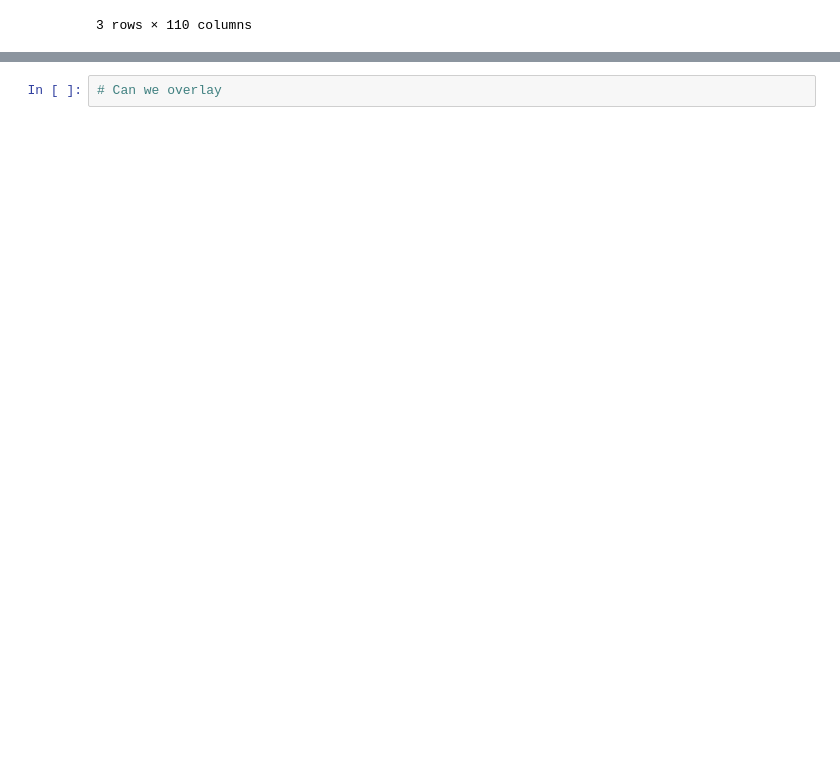
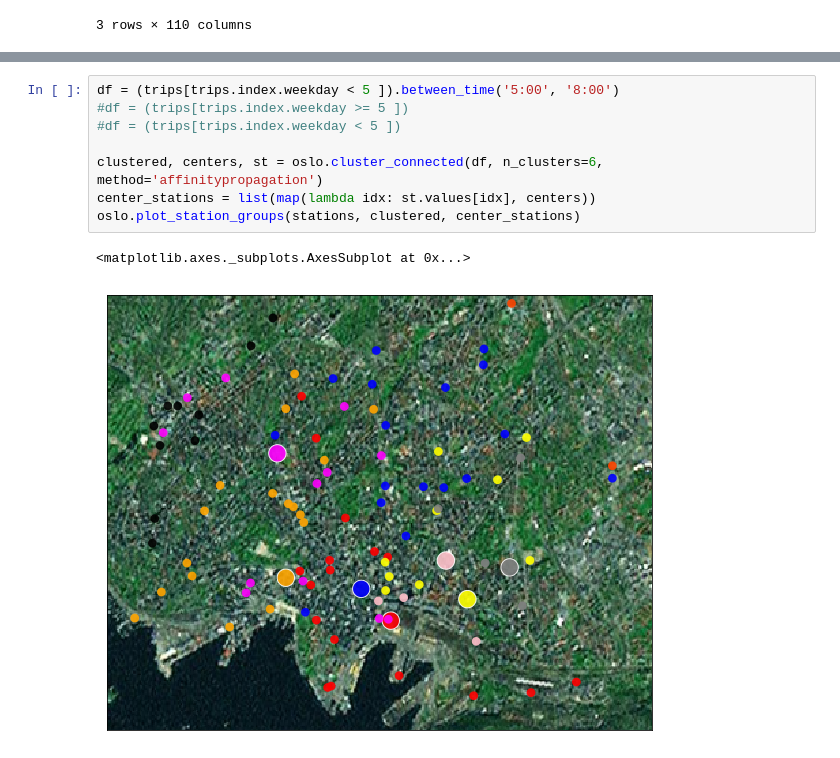
Before and after one commit to jonnor/bike-sharing-oslo, a Jupyter notebook: Oslo.ipynb, the cells around one changed output, grey strips where cells are left out. Saved outputs shown, nothing was run; the diff lists cells and outputs as text; blank space fills up the shorter version.

Commit message:
Do affinity clustering

```diff
--- a/Oslo.ipynb
+++ b/Oslo.ipynb
@@ -289,5 +293,14 @@ dot
 #dot.render('test-output/round-table.gv', view=True)
 # %% [output]
 [drawing not drawn]
-# %%
-# Can we overlay
+# %%
+df = (trips[trips.index.weekday < 5 ]).between_time('5:00', '8:00')
+#df = (trips[trips.index.weekday >= 5 ])
+#df = (trips[trips.index.weekday < 5 ])
+
+clustered, centers, st = oslo.cluster_connected(df, n_clusters=6, method='affinitypropagation')
+center_stations = list(map(lambda idx: st.values[idx], centers))
+oslo.plot_station_groups(stations, clustered, center_stations)
+# %% [output]
+<matplotlib.axes._subplots.AxesSubplot at 0x...>
+[figure, added]
```
Also changed, not shown: parts of 7 cells of this notebook, 1 other file.
